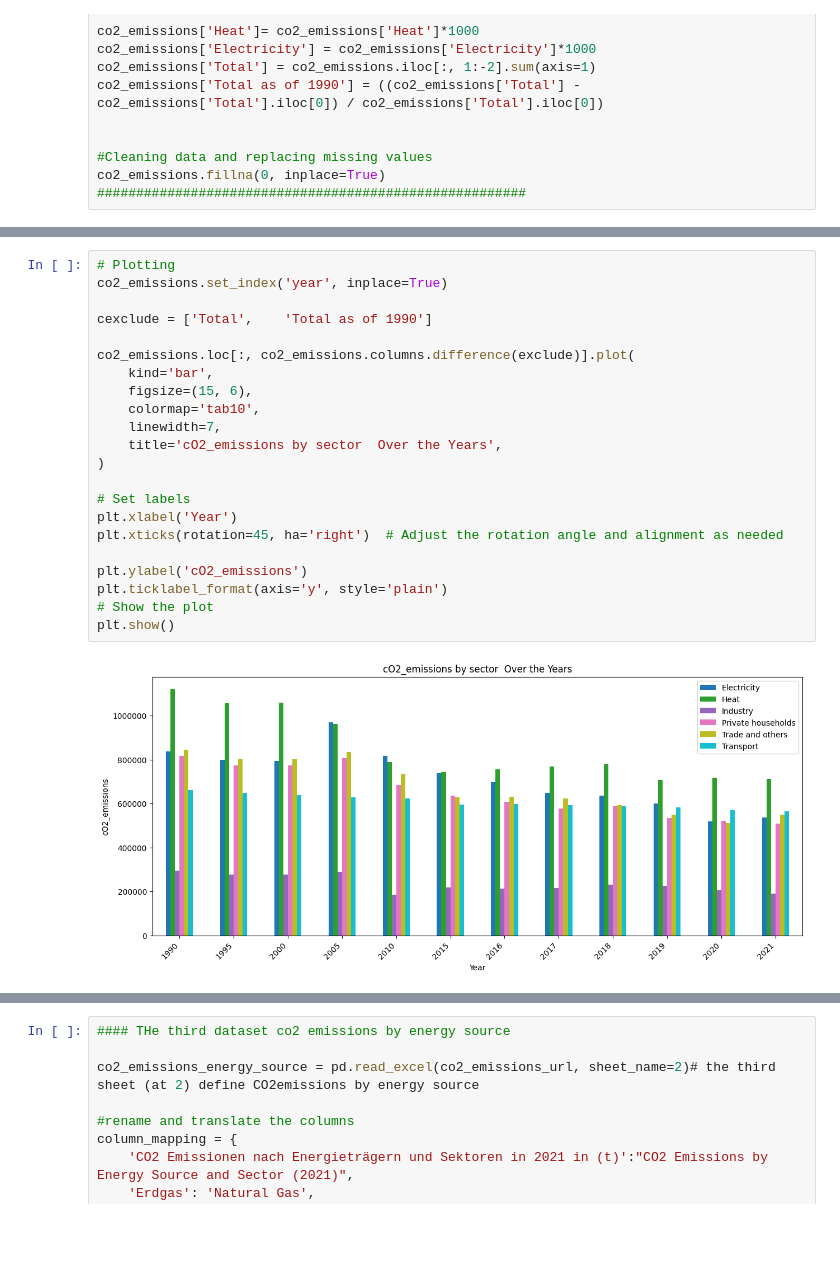
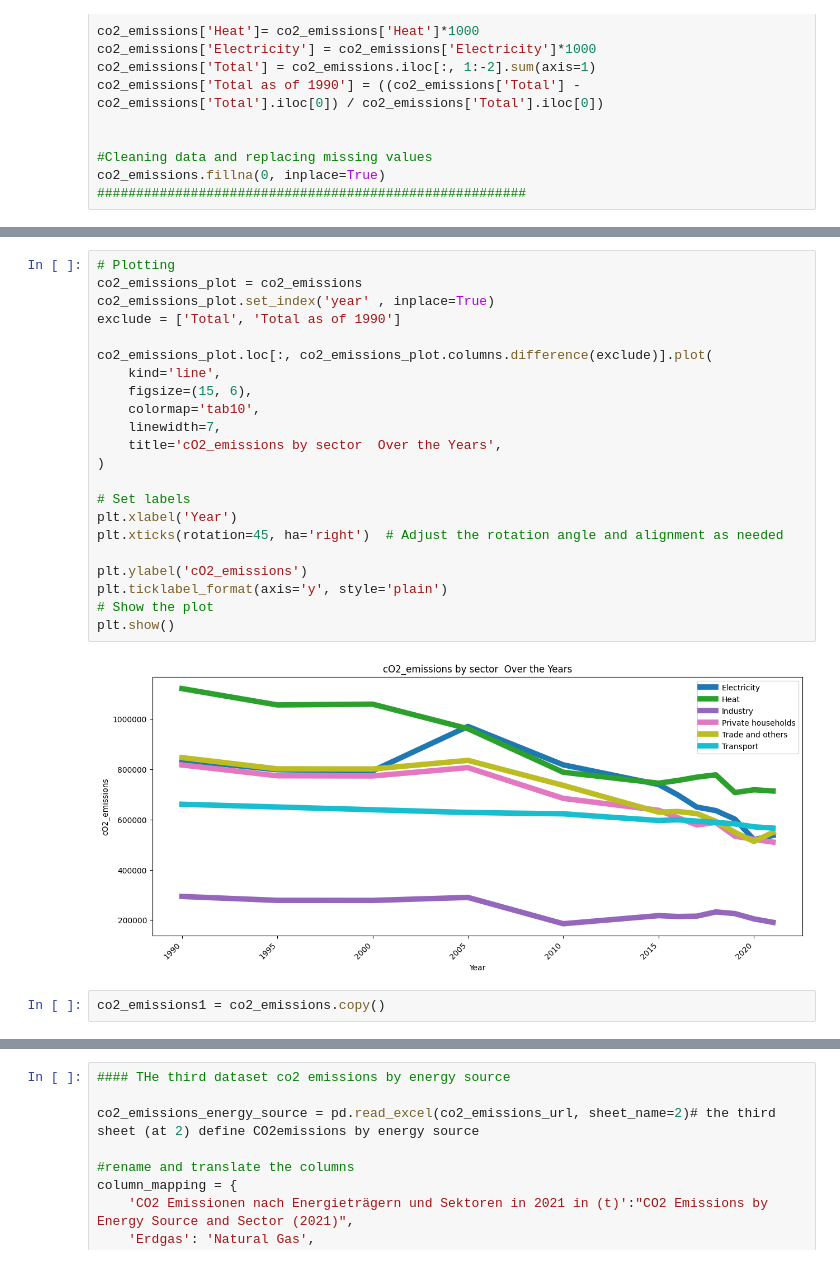
Before and after one commit to AsmaFarag95/made-template, a Jupyter notebook: project/report.ipynb, the cells around one changed output, grey strips where cells are left out. Cells and saved outputs as stored; diff of their text form; blank space fills up the shorter version.

```diff
--- a/project/report.ipynb
+++ b/project/report.ipynb
@@ -255,24 +275,26 @@ co2_emissions.head()
 # %%
 # Plotting
-co2_emissions.set_index('year', inplace=True)
+co2_emissions_plot = co2_emissions
+co2_emissions_plot.set_index('year' , inplace=True)
+exclude = ['Total',	'Total as of 1990']
 
-cexclude = ['Total',	'Total as of 1990']
-
-co2_emissions.loc[:, co2_emissions.columns.difference(exclude)].plot(
-    kind='bar',
+co2_emissions_plot.loc[:, co2_emissions_plot.columns.difference(exclude)].plot(
+    kind='line',
     figsize=(15, 6),
     colormap='tab10',
     linewidth=7,
     title='cO2_emissions by sector  Over the Years',
 )
 
 # Set labels
 plt.xlabel('Year')
 plt.xticks(rotation=45, ha='right')  # Adjust the rotation angle and alignment as needed
 
 plt.ylabel('cO2_emissions')
 plt.ticklabel_format(axis='y', style='plain')
 # Show the plot
 plt.show()
 # %% [output]
-[figure, old version]
+[figure, new version]
+# %%
+co2_emissions1 = co2_emissions.copy()
```
Also changed, not shown: parts of 35 cells of this notebook.
